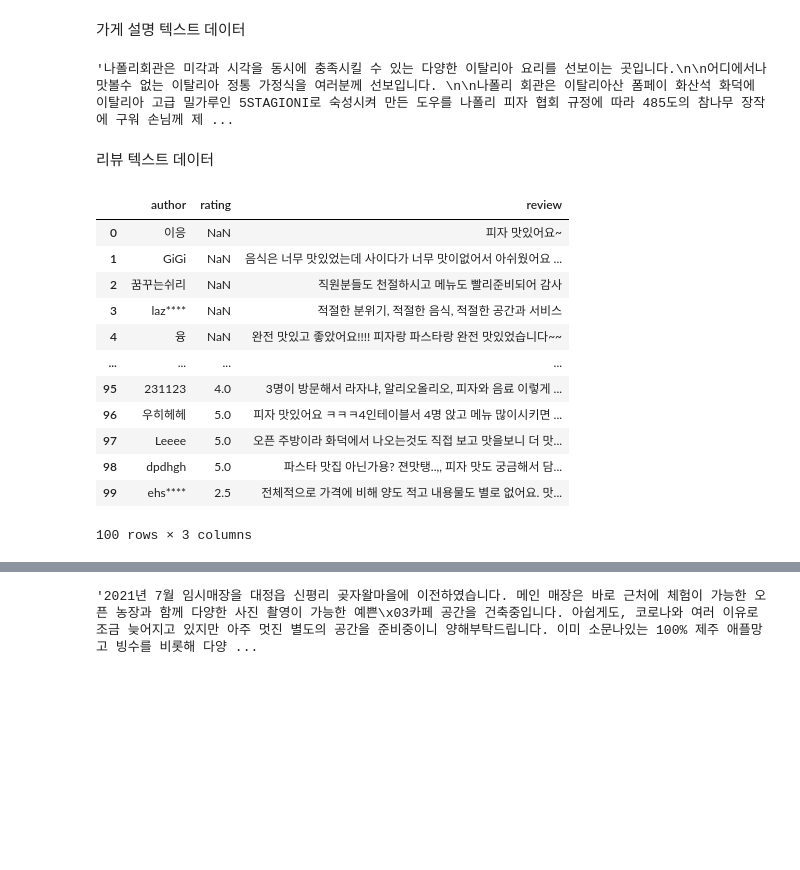
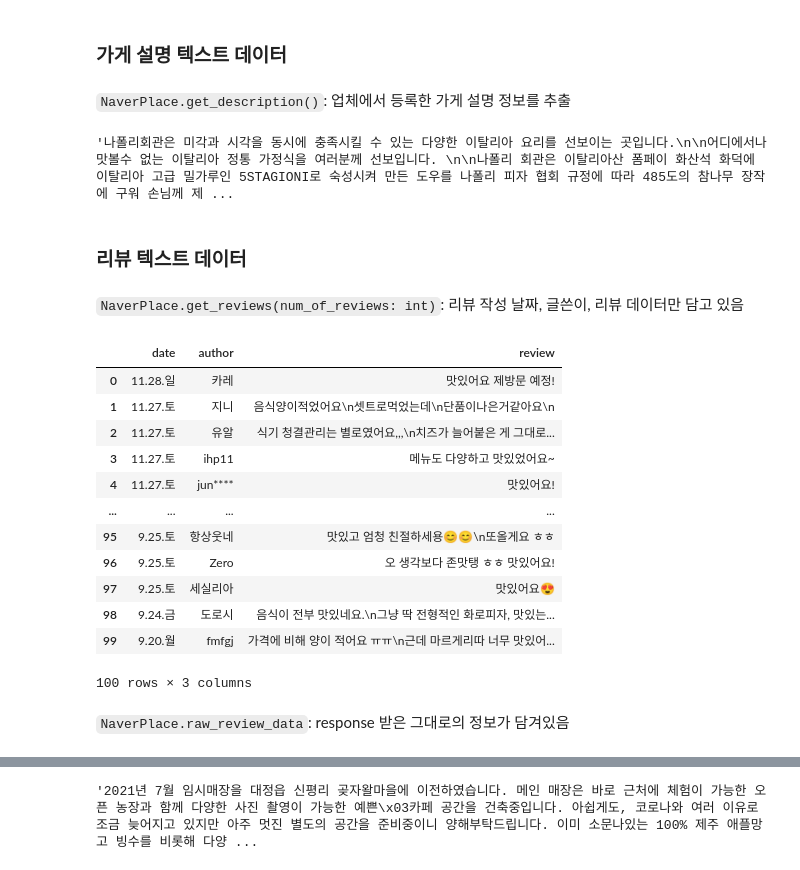
Before and after one commit to choi-jiwoo/naver-place-scraper, a Jupyter notebook: example/naverplace.ipynb, the cells around one changed output, grey strips where cells are left out. Drawn from its saved outputs; the diff is of its cells as text; code cells hidden in the pictures; blank space fills up the shorter version.

```diff
--- a/example/naverplace.ipynb
+++ b/example/naverplace.ipynb
@@ -9,28 +9,34 @@ from naverplacescraper import Store
+# %%
+store = NaverPlace('나폴리회관')
+# %% [markdown]
+### 가게 설명 텍스트 데이터
+# %% [markdown]
+`NaverPlace.get_description()`: 업체에서 등록한 가게 설명 정보를 추출
+# %%
+description = store.get_description()
+description
+# %% [output]
+'나폴리회관은 미각과 시각을 동시에 충족시킬 수 있는 다양한 이탈리아 요리를 선보이는 곳입니다.\n\n어디에서나 맛볼수 없는 이탈리아 정통 가정식을 여러분께 선보입니다. \n\n나폴리 회관은 이탈리아산 폼페이 화산석 화덕에 이탈리아 고급 밀가루인 5STAGIONI로 숙성시켜 만든 도우를 나폴리 피자 협회 규정에 따라 485도의 참나무 장작에 구워 손님께 제 ...
+# %% [markdown]
+### 리뷰 텍스트 데이터
+# %% [markdown]
+`NaverPlace.get_reviews(num_of_reviews: int)`: 리뷰 작성 날짜, 글쓴이, 리뷰 데이터만 담고 있음
 # %%
-store = Store('나폴리회관')  # location defaults to '서울'
-description = store.get_description()
-reviews = store.get_reviews()  # defaults to 100 reviews.
+reviews = store.get_reviews()  # num_of_reviews defaults to 100
+reviews
+# %% [output]
+|  | date | author | review |
+| 0 | 11.28.일 | 카레 | 맛있어요 제방문 예정! |
+| 1 | 11.27.토 | 지니 | 음식양이적었어요\n셋트로먹었는데\n단품이나은거같아요\n |
+| 2 | 11.27.토 | 유알 | 식기 청결관리는 별로였어요,,,\n치즈가 늘어붙은 게 그대로... |
+| 3 | 11.27.토 | ihp11 | 메뉴도 다양하고 맛있었어요~ |
+| 4 | 11.27.토 | jun**** | 맛있어요! |
+| ... | ... | ... | ... |
+| 95 | 9.25.토 | 항상웃네 | 맛있고 엄청 친절하세용😊😊\n또올게요 ㅎㅎ |
+| 96 | 9.25.토 | Zero | 오 생각보다 존맛탱 ㅎㅎ 맛있어요! |
+| 97 | 9.25.토 | 세실리아 | 맛있어요😍 |
+| 98 | 9.24.금 | 도로시 | 음식이 전부 맛있네요.\n그냥 딱 전형적인 화로피자, 맛있는... |
+| 99 | 9.20.월 | fmfgj | 가격에 비해 양이 적어요 ㅠㅠ\n근데 마르게리따 너무 맛있어... |
+100 rows × 3 columns
-# %% [markdown]
-가게 설명 텍스트 데이터
-# %%
-description
-# %% [output]
-'나폴리회관은 미각과 시각을 동시에 충족시킬 수 있는 다양한 이탈리아 요리를 선보이는 곳입니다.\n\n어디에서나 맛볼수 없는 이탈리아 정통 가정식을 여러분께 선보입니다. \n\n나폴리 회관은 이탈리아산 폼페이 화산석 화덕에 이탈리아 고급 밀가루인 5STAGIONI로 숙성시켜 만든 도우를 나폴리 피자 협회 규정에 따라 485도의 참나무 장작에 구워 손님께 제 ...
-# %% [markdown]
-리뷰 텍스트 데이터
-# %%
-reviews
-# %% [output]
-|  | author | rating | review |
-| 0 | 이응 | NaN | 피자 맛있어요~ |
-| 1 | GiGi | NaN | 음식은 너무 맛있었는데 사이다가 너무 맛이없어서 아쉬웠어요 ... |
-| 2 | 꿈꾸는쉬리 | NaN | 직원분들도 천절하시고 메뉴도 빨리준비되어 감사 |
-| 3 | laz**** | NaN | 적절한 분위기, 적절한 음식, 적절한 공간과 서비스 |
-| 4 | 융 | NaN | 완전 맛있고 좋았어요!!!! 피자랑 파스타랑 완전 맛있었습니다~~ |
-| ... | ... | ... | ... |
-| 95 | 231123 | 4.0 | 3명이 방문해서 라자냐, 알리오올리오, 피자와 음료 이렇게 ... |
-| 96 | 우히헤헤 | 5.0 | 피자 맛있어요 ㅋㅋㅋ4인테이블서 4명 앉고 메뉴 많이시키면 ... |
-| 97 | Leeee | 5.0 | 오픈 주방이라 화덕에서 나오는것도 직접 보고 맛을보니 더 맛... |
-| 98 | dpdhgh | 5.0 | 파스타 맛집 아닌가용? 젼맛탱..,, 피자 맛도 궁금해서 담... |
-| 99 | ehs**** | 2.5 | 전체적으로 가격에 비해 양도 적고 내용물도 별로 없어요. 맛... |
-100 rows × 3 columns
+# %% [markdown]
+`NaverPlace.raw_review_data`: response 받은 그대로의 정보가 담겨있음
```
Also changed, not shown: parts of 12 cells of this notebook.
